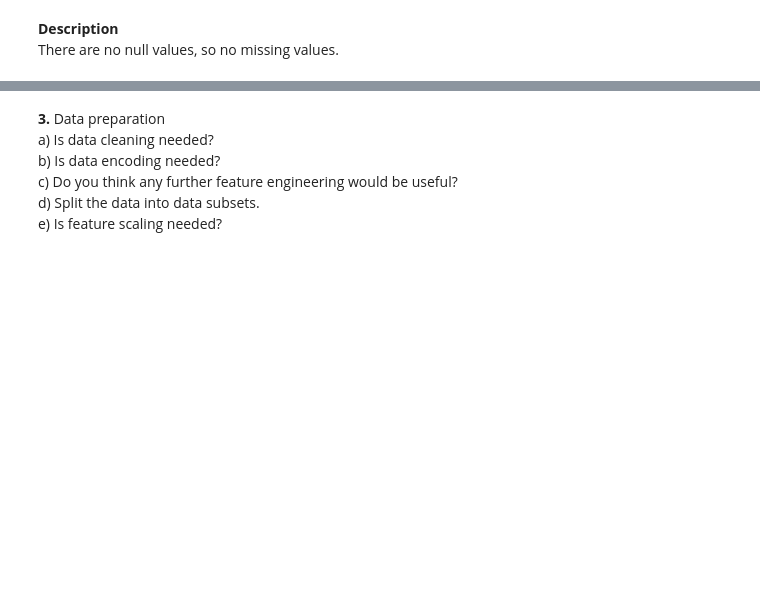
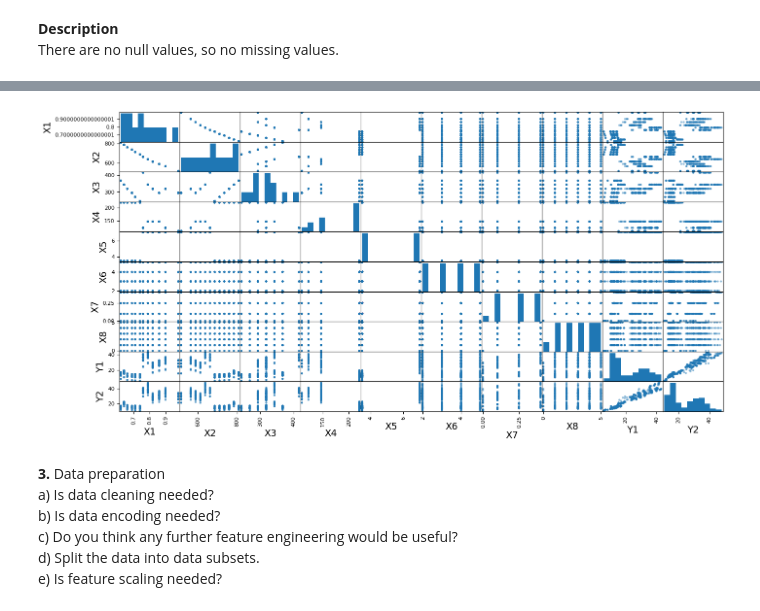
Before and after one commit to YunusEA12/ENERGY, a Jupyter notebook: Project1-Gruppe08-Energy.ipynb, the cells around one changed output, grey strips where cells are left out. Saved outputs shown, nothing was run; the diff lists cells and outputs as text; code cells hidden in the pictures; blank space fills up the shorter version.

```diff
--- a/Project1-Gruppe08-Energy.ipynb
+++ b/Project1-Gruppe08-Energy.ipynb
@@ -94,3 +180,10 @@ data.describe()
+# %%
+from pandas.plotting import scatter_matrix
+
+scatter_matrix(data, figsize=(16, 8))
+plt.show()
+# %% [output]
+[figure, added]
 # %% [markdown]
 **3.** Data preparation
 a) Is data cleaning needed?
```
Also changed, not shown: parts of 12 cells of this notebook, 2 other files.
